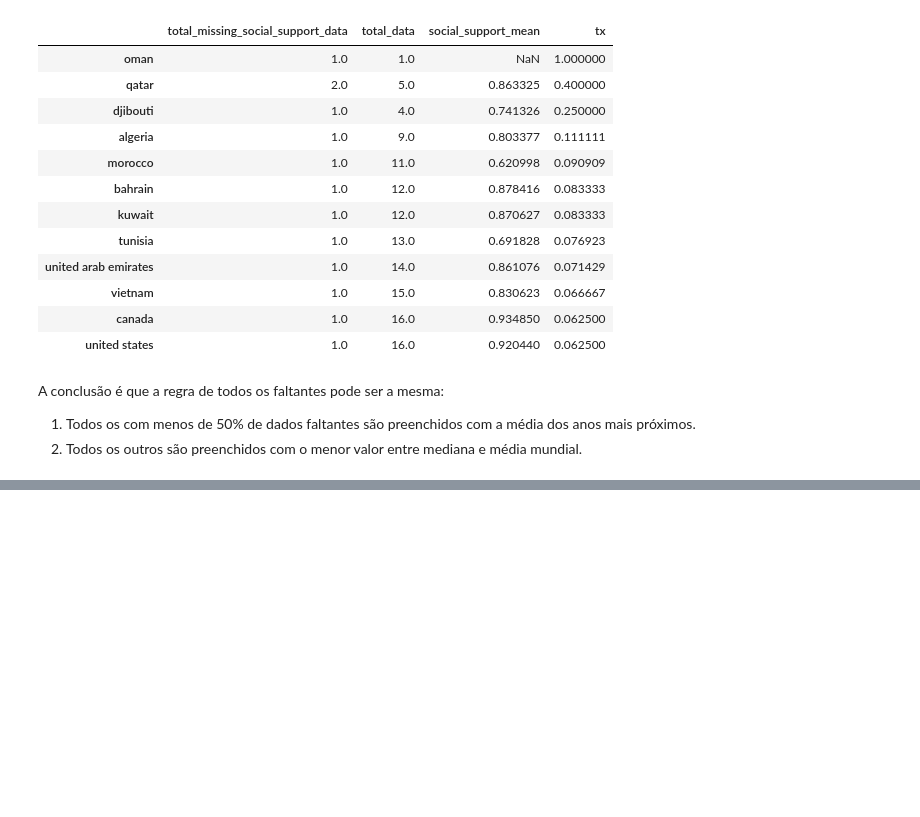
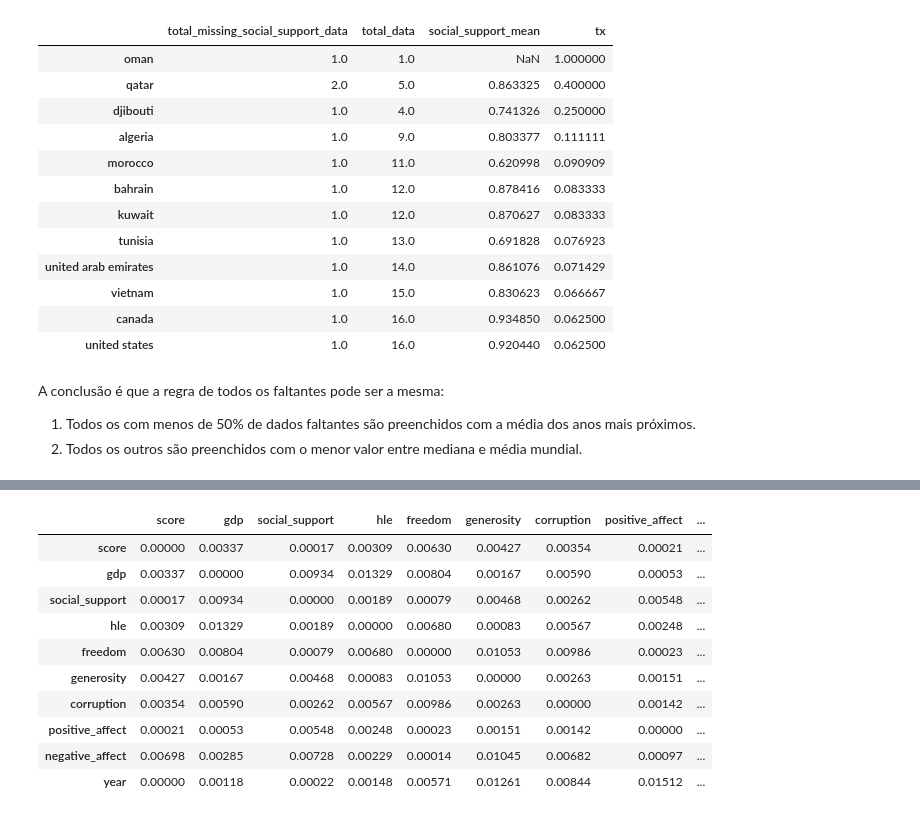
Before and after one commit to SalatielBairros/world-happiness-report, a Jupyter notebook: analysis/MissingData.ipynb, the cells around one changed output, grey strips where cells are left out. Cells and saved outputs as stored; diff of their text form; code cells hidden in the pictures; blank space fills up the shorter version.

```diff
--- a/analysis/MissingData.ipynb
+++ b/analysis/MissingData.ipynb
@@ -1124,0 +1165,14 @@ A conclusão é que a regra de todos os faltantes pode ser a mesma:
+# %%
+np.around(np.absolute(dataset_corrigido.corr() - dataset_anterior.corr()), decimals=5)
+# %% [output]
+|  | score | gdp | social_support | hle | freedom | generosity | corruption | positive_affect | ... |
+| score | 0.00000 | 0.00337 | 0.00017 | 0.00309 | 0.00630 | 0.00427 | 0.00354 | 0.00021 | ... |
+| gdp | 0.00337 | 0.00000 | 0.00934 | 0.01329 | 0.00804 | 0.00167 | 0.00590 | 0.00053 | ... |
+| social_support | 0.00017 | 0.00934 | 0.00000 | 0.00189 | 0.00079 | 0.00468 | 0.00262 | 0.00548 | ... |
+| hle | 0.00309 | 0.01329 | 0.00189 | 0.00000 | 0.00680 | 0.00083 | 0.00567 | 0.00248 | ... |
+| freedom | 0.00630 | 0.00804 | 0.00079 | 0.00680 | 0.00000 | 0.01053 | 0.00986 | 0.00023 | ... |
+| generosity | 0.00427 | 0.00167 | 0.00468 | 0.00083 | 0.01053 | 0.00000 | 0.00263 | 0.00151 | ... |
+| corruption | 0.00354 | 0.00590 | 0.00262 | 0.00567 | 0.00986 | 0.00263 | 0.00000 | 0.00142 | ... |
+| positive_affect | 0.00021 | 0.00053 | 0.00548 | 0.00248 | 0.00023 | 0.00151 | 0.00142 | 0.00000 | ... |
+| negative_affect | 0.00698 | 0.00285 | 0.00728 | 0.00229 | 0.00014 | 0.01045 | 0.00682 | 0.00097 | ... |
+| year | 0.00000 | 0.00118 | 0.00022 | 0.00148 | 0.00571 | 0.01261 | 0.00844 | 0.01512 | ... |
```
Also changed, not shown: parts of 7 cells of this notebook, 3 other files.
